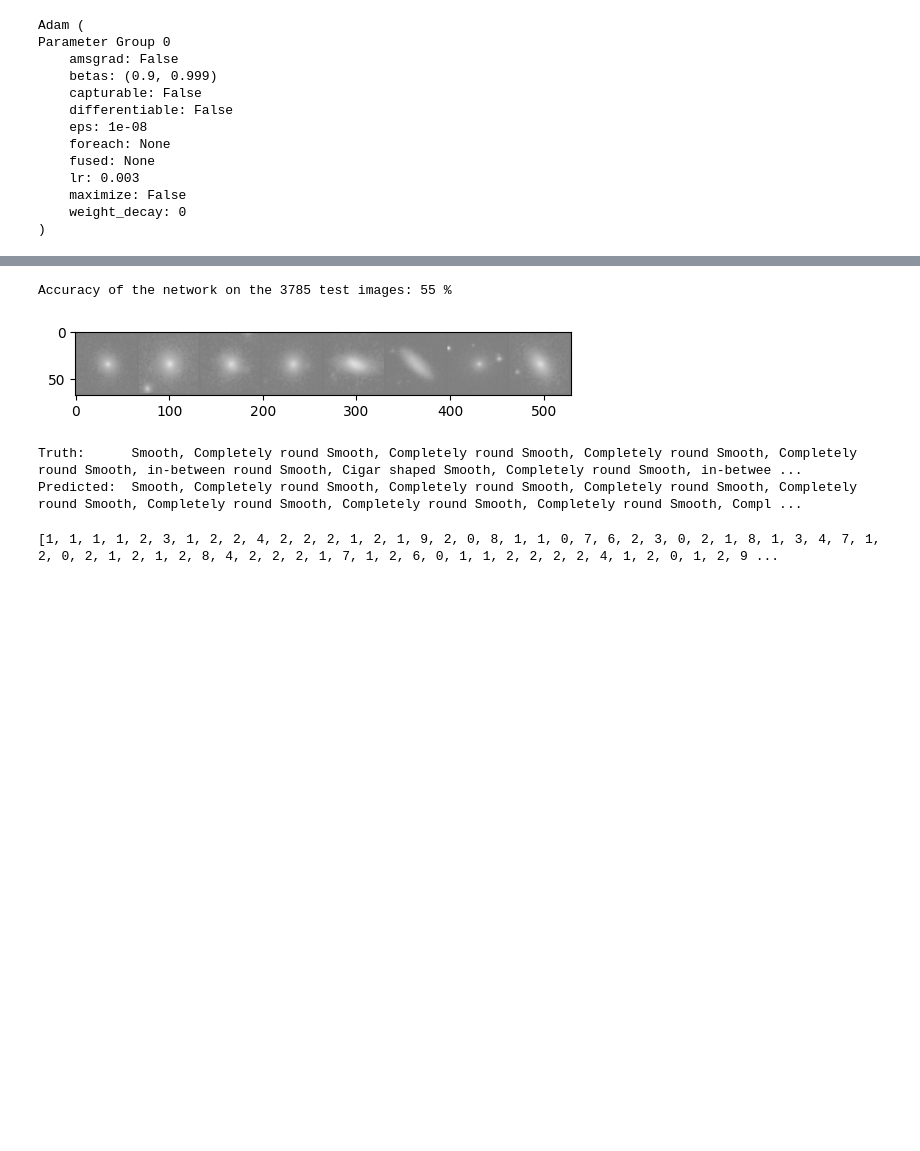
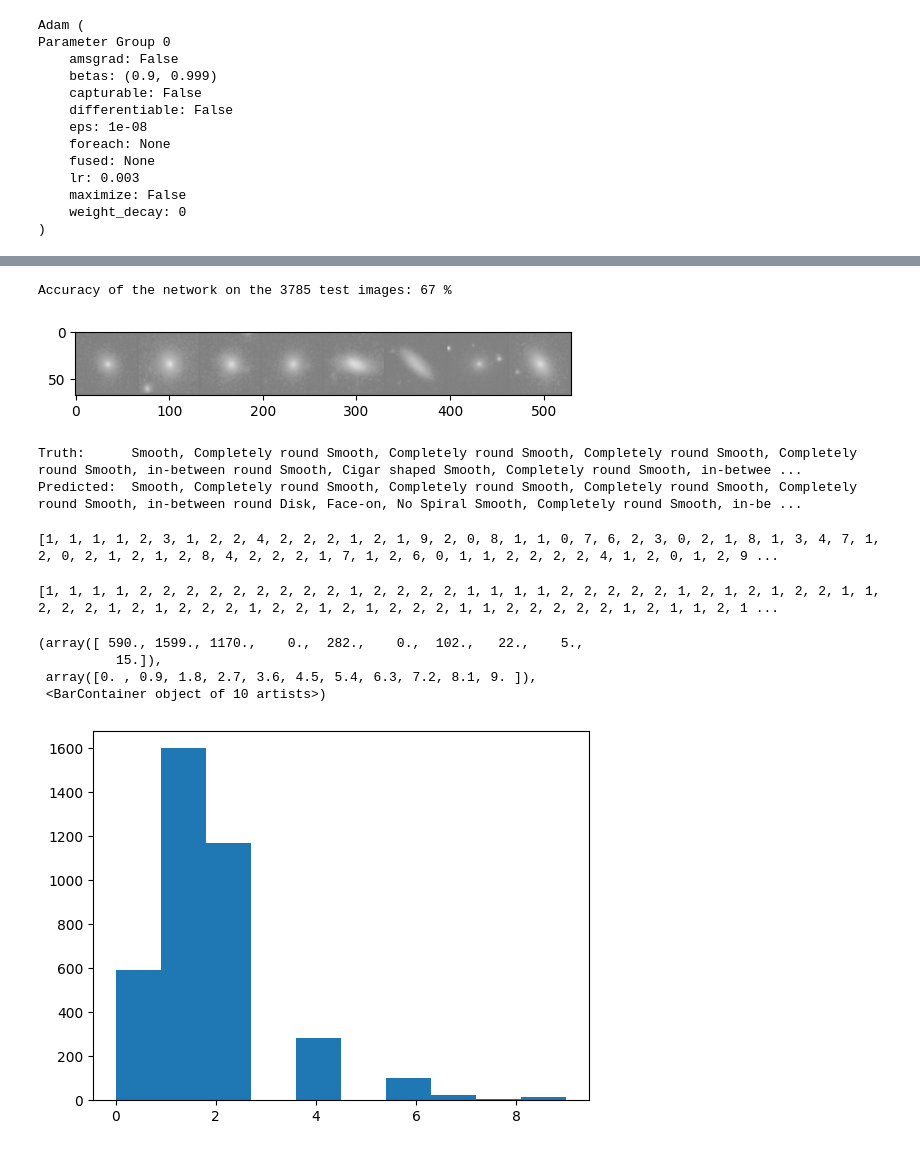
Before and after one commit to aniketsen/dl-orange, a Jupyter notebook: galaxies_basics.ipynb, the cells around one changed output, grey strips where cells are left out. Cells and saved outputs as stored; diff of their text form; code cells hidden in the pictures; blank space fills up the shorter version.

Commit message:
removed softmax, changed NN

```diff
--- a/galaxies_basics.ipynb
+++ b/galaxies_basics.ipynb
@@ -205,19 +201,20 @@ class CNN(nn.Module):
         super(CNN, self).__init__()
         #TODO: define the layers
 
-        self.conv1 = nn.Conv2d(1,2,(2,2),stride=1,padding=1)
-        self.conv2 = nn.Conv2d(2,4,(4,4),stride=2,padding=1)
+        self.conv1 = nn.Conv2d(1,3,(3,3),stride=1,padding=1)
+        self.conv2 = nn.Conv2d(3,6,(6,6),stride=1,padding=1)
         self.pool1 = nn.MaxPool2d(3,stride=2)
-        self.conv3 = nn.Conv2d(4,4,(4,4),stride=1,padding=1)
+        self.conv3 = nn.Conv2d(6,6,(6,6),stride=1,padding=0)
         self.pool2 = nn.MaxPool2d(4,stride=2)
-        self.conv4 = nn.Conv2d(4,4,(4,4),stride=1,padding=1)
+        self.conv4 = nn.Conv2d(6,6,(6,6),stride=1,padding=0)
         self.pool3 = nn.MaxPool2d(4,stride=2)
-        self.linear1 = nn.Linear(4, 64)
+        self.linear1 = nn.Linear(24, 64)
         self.linear2 = nn.Linear(64,32)
         self.linear3 = nn.Linear(32,10)
         self.act1 = nn.ReLU()
         self.flat = nn.Flatten()
-        self.act2 = nn.Softmax()
+        self.act2 = nn.Softmax(dim=1)
+        self.drop = nn.Dropout(p=0.2)
 
     def forward(self, x):
 
@@ -230,9 +227,9 @@ class CNN(nn.Module):
         x = self.pool2(x)
         x = self.act1(self.conv4(x))
         x = self.flat(self.pool3(x))
-        x = self.act1(self.linear1(x))
-        x = self.act1(self.linear2(x))
-        output = self.act2(self.linear3(x))
+        x = self.drop(self.act1(self.linear1(x)))
+        x = self.drop(self.act1(self.linear2(x)))
+        output = self.linear3(x)
         return output
 # %%
 model = CNN()
@@ -413,7 +411,7 @@ with torch.no_grad():
 
 print(f'Accuracy of the network on the {total} test images: {100 * correct // total} %')
 # %% [output]
-Accuracy of the network on the 3785 test images: 55 %
+Accuracy of the network on the 3785 test images: 67 %
 # %%
 images_to_plot = 8
 
@@ -425,8 +423,20 @@ print('Predicted: ', ' '.join(f'{label_names[test_preds[j]]}' for j in range(ima
 # %% [output]
 [figure]
 Truth:      Smooth, Completely round Smooth, Completely round Smooth, Completely round Smooth, Completely round Smooth, in-between round Smooth, Cigar shaped Smooth, Completely round Smooth, in-betwee ...
-Predicted:  Smooth, Completely round Smooth, Completely round Smooth, Completely round Smooth, Completely round Smooth, Completely round Smooth, Completely round Smooth, Completely round Smooth, Compl ...
+Predicted:  Smooth, Completely round Smooth, Completely round Smooth, Completely round Smooth, Completely round Smooth, in-between round Disk, Face-on, No Spiral Smooth, Completely round Smooth, in-be ...
 # %%
 print([test_labels[i] for i in range(1000)])
 # %% [output]
 [1, 1, 1, 1, 2, 3, 1, 2, 2, 4, 2, 2, 2, 1, 2, 1, 9, 2, 0, 8, 1, 1, 0, 7, 6, 2, 3, 0, 2, 1, 8, 1, 3, 4, 7, 1, 2, 0, 2, 1, 2, 1, 2, 8, 4, 2, 2, 2, 1, 7, 1, 2, 6, 0, 1, 1, 2, 2, 2, 2, 4, 1, 2, 0, 1, 2, 9 ...
+# %%
+print([test_preds[i] for i in range(1000)])
+# %% [output]
+[1, 1, 1, 1, 2, 2, 2, 2, 2, 2, 2, 2, 2, 1, 2, 2, 2, 2, 1, 1, 1, 1, 2, 2, 2, 2, 2, 1, 2, 1, 2, 1, 2, 2, 1, 1, 2, 2, 2, 1, 2, 1, 2, 2, 2, 1, 2, 2, 1, 2, 1, 2, 2, 2, 1, 1, 2, 2, 2, 2, 2, 1, 2, 1, 1, 2, 1 ...
+# %%
+plt.hist(test_preds)
+# %% [output]
+(array([ 590., 1599., 1170.,    0.,  282.,    0.,  102.,   22.,    5.,
+          15.]),
+ array([0. , 0.9, 1.8, 2.7, 3.6, 4.5, 5.4, 6.3, 7.2, 8.1, 9. ]),
+ <BarContainer object of 10 artists>)
+[figure, added]
```
Also changed, not shown: parts of 6 cells of this notebook.
